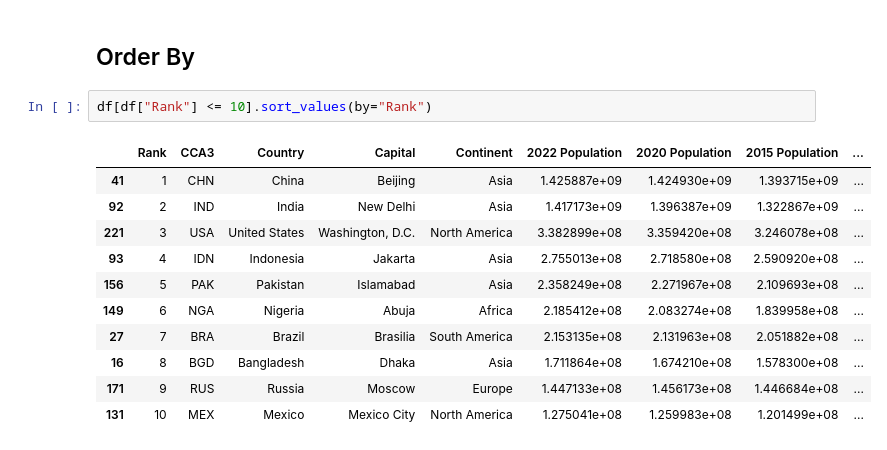
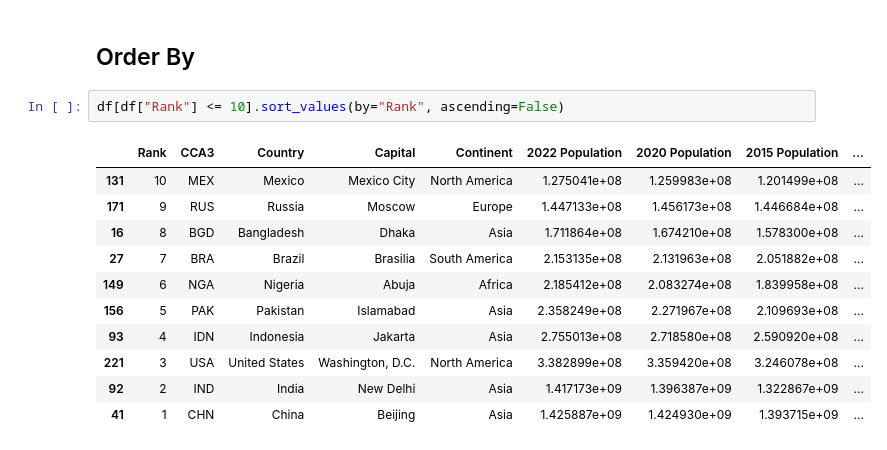
Before and after one commit to aleksmn/DataLessons, a Jupyter notebook: 02-filter_and_order.ipynb, the cells around one changed output. Drawn from its saved outputs; the diff is of its cells as text.

```diff
--- a/02-filter_and_order.ipynb
+++ b/02-filter_and_order.ipynb
@@ -161,16 +161,16 @@ df3[df3["2022 Population"] > 10**9]
 # %% [markdown]
 ## Order By
 # %%
-df[df["Rank"] <= 10].sort_values(by="Rank")
+df[df["Rank"] <= 10].sort_values(by="Rank", ascending=False)
 # %% [output]
 |  | Rank | CCA3 | Country | Capital | Continent | 2022 Population | 2020 Population | 2015 Population | ... |
+| 131 | 10 | MEX | Mexico | Mexico City | North America | 1.275041e+08 | 1.259983e+08 | 1.201499e+08 | ... |
+| 171 | 9 | RUS | Russia | Moscow | Europe | 1.447133e+08 | 1.456173e+08 | 1.446684e+08 | ... |
+| 16 | 8 | BGD | Bangladesh | Dhaka | Asia | 1.711864e+08 | 1.674210e+08 | 1.578300e+08 | ... |
+| 27 | 7 | BRA | Brazil | Brasilia | South America | 2.153135e+08 | 2.131963e+08 | 2.051882e+08 | ... |
+| 149 | 6 | NGA | Nigeria | Abuja | Africa | 2.185412e+08 | 2.083274e+08 | 1.839958e+08 | ... |
+| 156 | 5 | PAK | Pakistan | Islamabad | Asia | 2.358249e+08 | 2.271967e+08 | 2.109693e+08 | ... |
+| 93 | 4 | IDN | Indonesia | Jakarta | Asia | 2.755013e+08 | 2.718580e+08 | 2.590920e+08 | ... |
+| 221 | 3 | USA | United States | Washington, D.C. | North America | 3.382899e+08 | 3.359420e+08 | 3.246078e+08 | ... |
+| 92 | 2 | IND | India | New Delhi | Asia | 1.417173e+09 | 1.396387e+09 | 1.322867e+09 | ... |
 | 41 | 1 | CHN | China | Beijing | Asia | 1.425887e+09 | 1.424930e+09 | 1.393715e+09 | ... |
-| 92 | 2 | IND | India | New Delhi | Asia | 1.417173e+09 | 1.396387e+09 | 1.322867e+09 | ... |
-| 221 | 3 | USA | United States | Washington, D.C. | North America | 3.382899e+08 | 3.359420e+08 | 3.246078e+08 | ... |
-| 93 | 4 | IDN | Indonesia | Jakarta | Asia | 2.755013e+08 | 2.718580e+08 | 2.590920e+08 | ... |
-| 156 | 5 | PAK | Pakistan | Islamabad | Asia | 2.358249e+08 | 2.271967e+08 | 2.109693e+08 | ... |
-| 149 | 6 | NGA | Nigeria | Abuja | Africa | 2.185412e+08 | 2.083274e+08 | 1.839958e+08 | ... |
-| 27 | 7 | BRA | Brazil | Brasilia | South America | 2.153135e+08 | 2.131963e+08 | 2.051882e+08 | ... |
-| 16 | 8 | BGD | Bangladesh | Dhaka | Asia | 1.711864e+08 | 1.674210e+08 | 1.578300e+08 | ... |
-| 171 | 9 | RUS | Russia | Moscow | Europe | 1.447133e+08 | 1.456173e+08 | 1.446684e+08 | ... |
-| 131 | 10 | MEX | Mexico | Mexico City | North America | 1.275041e+08 | 1.259983e+08 | 1.201499e+08 | ... |
```
Also changed, not shown: parts of 1 cell of this notebook.
